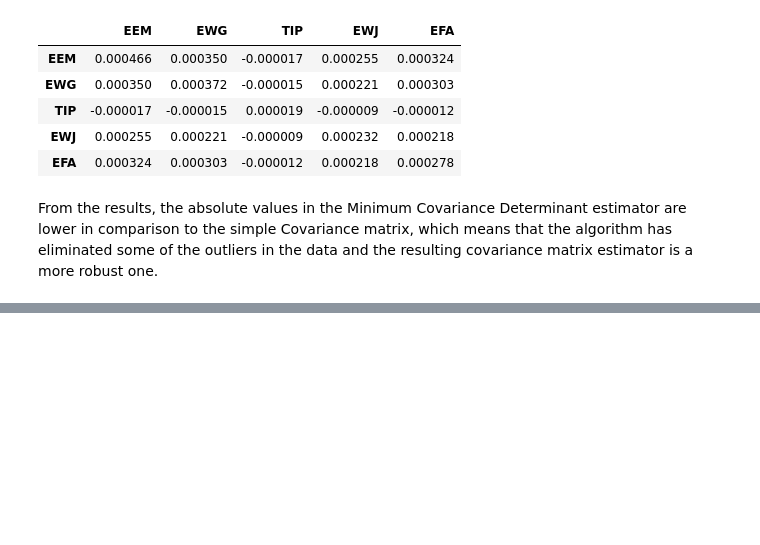
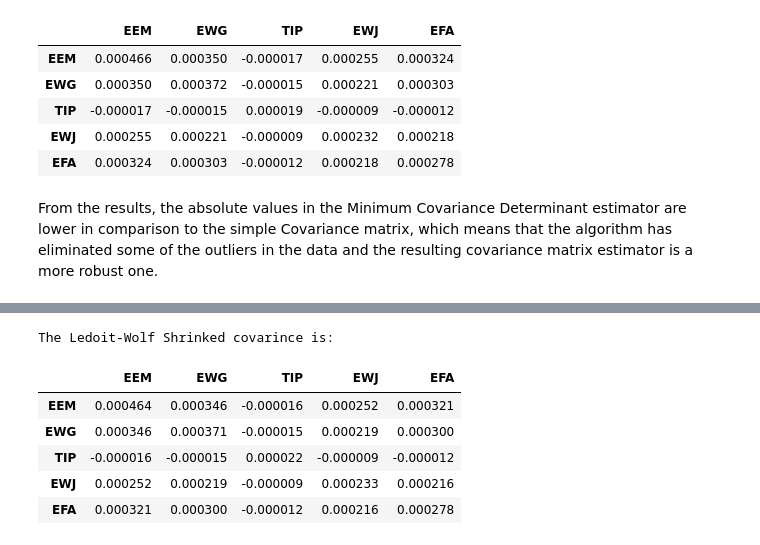
Before and after one commit to AI-Stuff/hudson-and-thames-research, a Jupyter notebook: RiskEstimators/RiskEstimators.ipynb, the cells around one changed output, grey strips where cells are left out. Cells and saved outputs as stored; diff of their text form; code cells hidden in the pictures; blank space fills up the shorter version.

```diff
--- a/RiskEstimators/RiskEstimators.ipynb
+++ b/RiskEstimators/RiskEstimators.ipynb
@@ -115,0 +215,11 @@ From the results, the absolute values in the Minimum Covariance Determinant esti
+# %%
+print('The Ledoit-Wolf Shrinked covarince is:')
+shrinked_cov_lw
+# %% [output]
+The Ledoit-Wolf Shrinked covarince is:
+|  | EEM | EWG | TIP | EWJ | EFA |
+| EEM | 0.000464 | 0.000346 | -0.000016 | 0.000252 | 0.000321 |
+| EWG | 0.000346 | 0.000371 | -0.000015 | 0.000219 | 0.000300 |
+| TIP | -0.000016 | -0.000015 | 0.000022 | -0.000009 | -0.000012 |
+| EWJ | 0.000252 | 0.000219 | -0.000009 | 0.000233 | 0.000216 |
+| EFA | 0.000321 | 0.000300 | -0.000012 | 0.000216 | 0.000278 |
```
Also changed, not shown: parts of 41 cells of this notebook.
